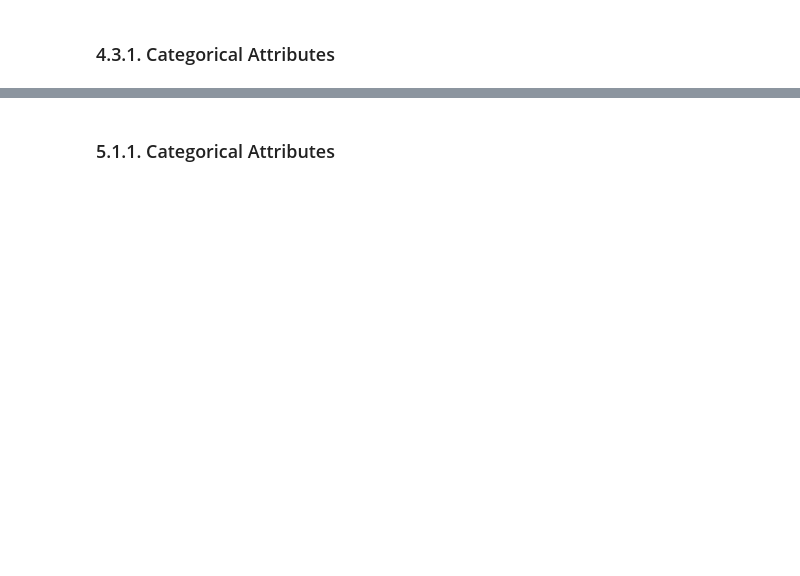
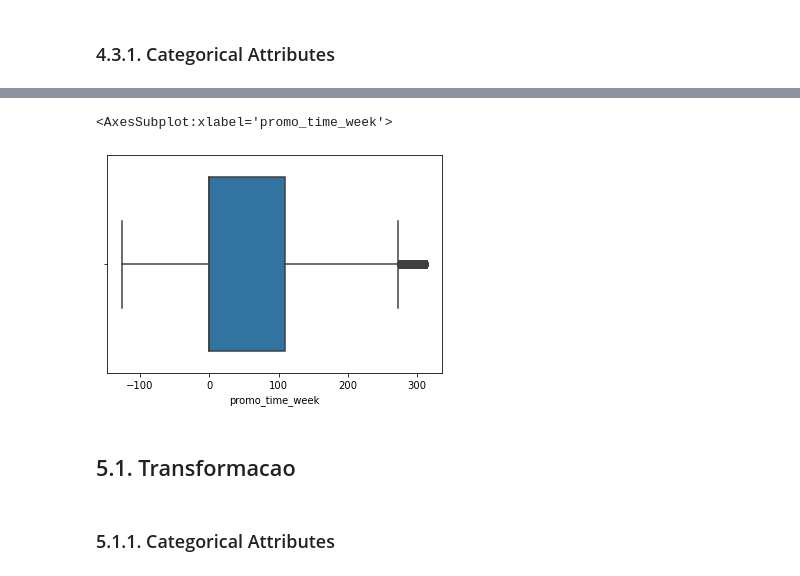
Before and after one commit to kendiaka09n/Time_Series_Project, a Jupyter notebook: n05_v01_store_sales_prediction.ipynb, the cells around one changed output, grey strips where cells are left out. Saved outputs shown, nothing was run; the diff lists cells and outputs as text; code cells hidden in the pictures; blank space fills up the shorter version.

```diff
--- a/n05_v01_store_sales_prediction.ipynb
+++ b/n05_v01_store_sales_prediction.ipynb
@@ -861 +884,3 @@ sns.heatmap(d, annot = True)
+# %%
+df5 = df4.copy()
 # %% [markdown]
@@ -862,0 +910,11 @@ sns.heatmap(d, annot = True)
+# %%
+df5['week_of_year'] = df5['week_of_year'].astype('Int64')
+df5[ 'competition_time_month'] = df5['competition_time_month'].astype('Int64')
+df5[ 'promo_time_week'] = df5['promo_time_week'].astype('Int64')
+a = df5.select_dtypes( include = ['int64', 'float64'] )
+# %%
+#Check for outliers
+sns.boxplot(a['promo_time_week'])
+# %% [output]
+<AxesSubplot:xlabel='promo_time_week'>
+[figure, added]
@@ -863,2 +943,4 @@ sns.heatmap(d, annot = True)
+# %% [markdown]
+## 5.1. Transformacao
 # %% [markdown]
 ### 5.1.1. Categorical Attributes
```
Also changed, not shown: parts of 14 cells of this notebook.
